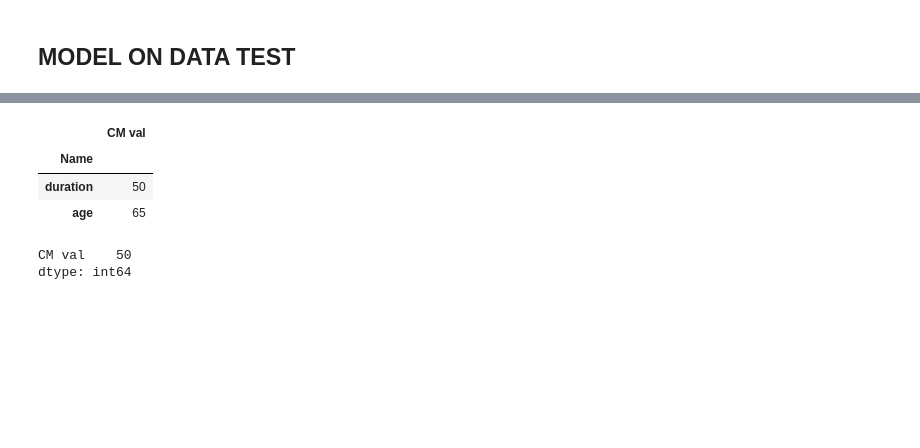
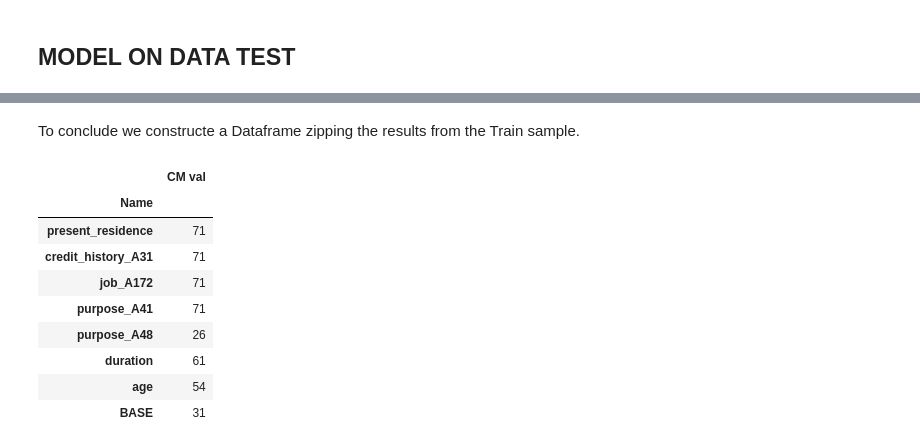
Before and after one commit to DanielHVJ/Blog, a Jupyter notebook: pandas/tes.ipynb, the cells around one changed output, grey strips where cells are left out. Drawn from its saved outputs; the diff is of its cells as text; code cells hidden in the pictures; blank space fills up the shorter version.

```diff
--- a/pandas/tes.ipynb
+++ b/pandas/tes.ipynb
@@ -154,12 +211,19 @@ plt.show()
-# %%
- lt.loc[["duration", "age"]]
-# %% [output]
-|  | CM val |
-| Name |  |
-| duration | 50 |
-| age | 65 |
-# %%
-lt[lt['CM val'] > 35].min()
-# %% [output]
-CM val    50
-dtype: int64
+# %% [markdown]
+To conclude we constructe a Dataframe zipping the results from the Train sample.
+# %%
+lt = pd.DataFrame(list(zip(re, fp)),columns =['Name', 'CM val'])
+lt.index = lt.Name
+lt.drop(columns='Name', inplace=True)
+
+lt
+# %% [output]
+|  | CM val |
+| Name |  |
+| present_residence | 71 |
+| credit_history_A31 | 71 |
+| job_A172 | 71 |
+| purpose_A41 | 71 |
+| purpose_A48 | 26 |
+| duration | 61 |
+| age | 54 |
+| BASE | 31 |
```
Also changed, not shown: parts of 33 cells of this notebook, 9 other files.
